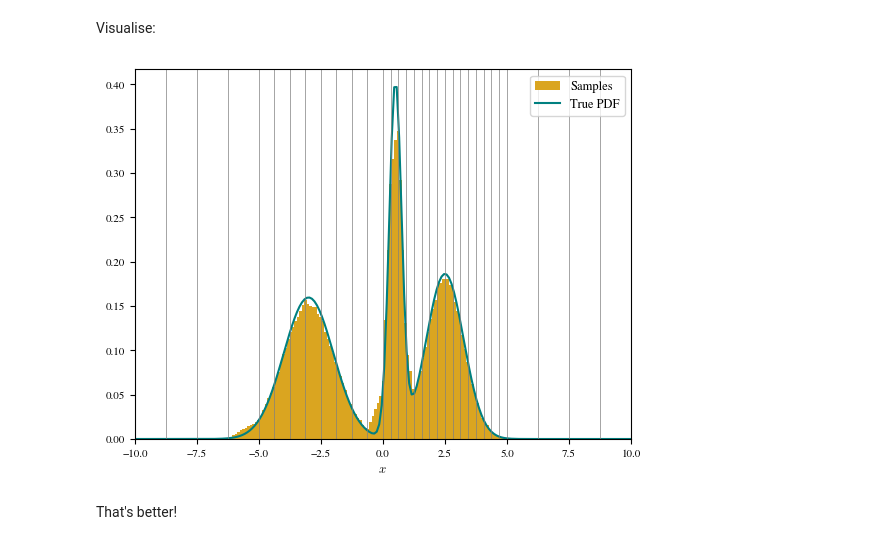
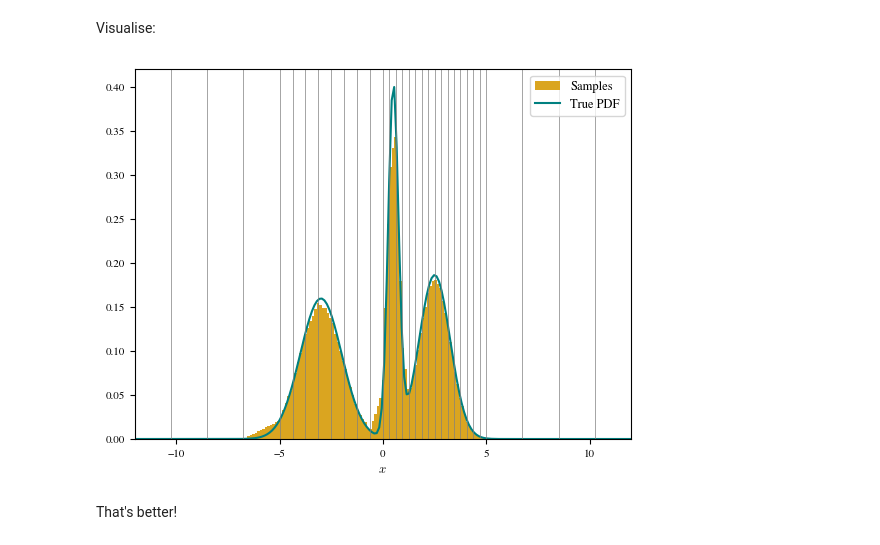
Before and after one commit to aneeshnaik/lintsampler, a Jupyter notebook: docs/source/examples/1_gmm.ipynb, the cells around one changed output. Cells and saved outputs as stored; diff of their text form; code cells hidden in the pictures.

```diff
--- a/docs/source/examples/1_gmm.ipynb
+++ b/docs/source/examples/1_gmm.ipynb
@@ -46,8 +46,8 @@ from lintsampler import gridsample
 Set up the grid, and evaluate the PDF at the grid edges (note that the grid has 32 cells, so 33 edges):
 # %%
 N_cells = 32
-x_min = -10
-x_max = 10
+x_min = -12
+x_max = 12
 x_edges = np.linspace(x_min, x_max, N_cells + 1)
 f = gmm_pdf(x_edges)
 # %% [markdown]
@@ -77,10 +77,10 @@ This does a pretty good job! Could be better, particularly close to the Gaussian
 Now we can set up a variable grid, again with 32 cells, but now with more resolution in the relevant regions and less resolution elsewhere. Here I just hard-code the array of edges, but of course one could imagine doing something smarter.
 # %%
 x_edges = np.hstack([
-    np.linspace(-10, -5, 4, endpoint=False),
+    np.linspace(-12, -5, 4, endpoint=False),
     np.linspace(-5, -0, 8, endpoint=False),
     np.linspace(0, 5, 16, endpoint=False),
-    np.linspace(5, 10, 5, endpoint=True),
+    np.linspace(5, 12, 5, endpoint=True),
 ])
 f = gmm_pdf(x_edges)
 # %% [markdown]
@@ -90,18 +90,18 @@ samples = gridsample(x_edges, f=f, N_samples=1000000, seed=rng)
 # %% [markdown]
 Visualise:
 # %%
-bins = np.linspace(-10, 10, 200)
+bins = np.linspace(-12, 12, 200)
 plt.hist(samples, bins=bins, density=True, label="Samples", fc='goldenrod')
 plt.plot(bins, gmm_pdf(bins), label="True PDF", c='teal')
 plt.xlabel('$x$', usetex=True)
 plt.legend()
-plt.xlim(-10, 10)
+plt.xlim(-12, 12)
 ylim = plt.gca().get_ylim()
 for edge in x_edges:
     plt.plot([edge, edge], ylim, c='grey', lw=0.5)
 plt.ylim(ylim);
 # %% [output]
-[figure, old version]
+[figure, new version]
 # %% [markdown]
 That's better!
 # %% [markdown]
```
Also changed, not shown: parts of 5 cells of this notebook, 2 other files.
